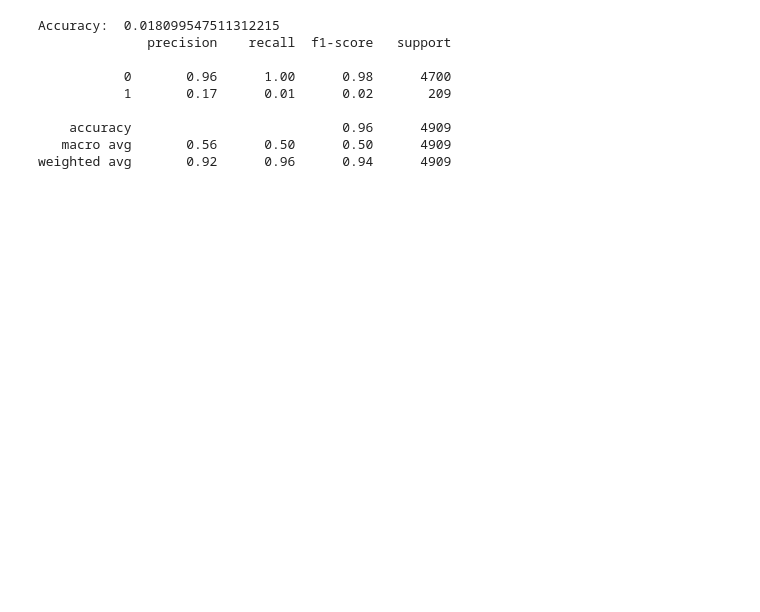
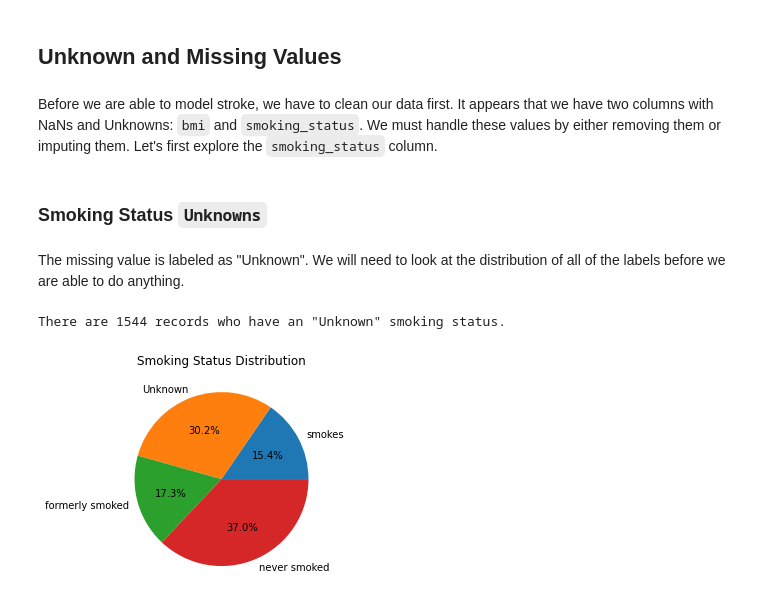
Before and after one commit to RichardNooooh/cs363m-final, a Jupyter notebook: project.ipynb, the cells around one changed output. Cells and saved outputs as stored; diff of their text form; code cells hidden in the pictures; blank space fills up the shorter version.

Commit message:
Add all models and last bit of feature engineering.

```diff
--- a/project.ipynb
+++ b/project.ipynb
@@ -76,37 +73,29 @@ data_Y = dropped_data.iloc[:, 10].values.ravel()
-# %%
-from sklearn.model_selection import GridSearchCV
-from sklearn.model_selection import cross_val_predict
-from sklearn.preprocessing import StandardScaler
-from sklearn.decomposition import PCA
-from sklearn.svm import SVC
-from sklearn.pipeline import Pipeline
-from sklearn.metrics import f1_score
-from sklearn.metrics import classification_report
-
-scaler = StandardScaler()
-pca = PCA()
-clf = SVC()
-pipeline = Pipeline([("scaler", scaler),
-                     ("pca", pca),
-                     ("svm", clf)])
-
-param_grid = {
-    "pca__n_components": list(range(5, 20)),
-    "svm__kernel": ["linear", "rbf", "poly"]
-}
-
-grid_search = GridSearchCV(pipeline, param_grid, cv=5, scoring="f1")
-pred_Y = cross_val_predict(grid_search, data_X, data_Y, cv=10)
-
-print("Accuracy: ", f1_score(data_Y, pred_Y))
-print(classification_report(data_Y, pred_Y))
-# %% [output]
-Accuracy:  0.018099547511312215
-              precision    recall  f1-score   support
-
-           0       0.96      1.00      0.98      4700
-           1       0.17      0.01      0.02       209
-
-    accuracy                           0.96      4909
-   macro avg       0.56      0.50      0.50      4909
-weighted avg       0.92      0.96      0.94      4909
+# %% [markdown]
+  ## Unknown and Missing Values
+# %% [markdown]
+  Before we are able to model stroke, we have to clean our data first.
+  It appears that we have two columns with NaNs and Unknowns: `bmi` and `smoking_status`.
+  We must handle these values by either removing them or imputing them.
+  Let's first explore the `smoking_status` column.
+# %% [markdown]
+  ### Smoking Status `Unknowns`
+# %% [markdown]
+  The missing value is labeled as "Unknown". We will need to look at the distribution of all
+  of the labels before we are able to do anything.
+# %%
+def get_count(df, col, val) :
+  return df[df[col] == val].shape[0]
+
+smk_lables = ['smokes', 'Unknown', 'formerly smoked', 'never smoked']
+smk_cnt = []
+for label in smk_lables :
+  smk_cnt.append(get_count(raw_data, "smoking_status", label))
+
+print("There are", smk_cnt[1], "records who have an \"Unknown\" smoking status.\n")
+
+plt.title("Smoking Status Distribution")
+plt.pie(smk_cnt, labels = smk_lables, autopct='%1.1f%%')
+plt.show()
+# %% [output]
+There are 1544 records who have an "Unknown" smoking status.
+[figure, added]
```
Also changed, not shown: parts of 113 cells of this notebook, 1 other file.
